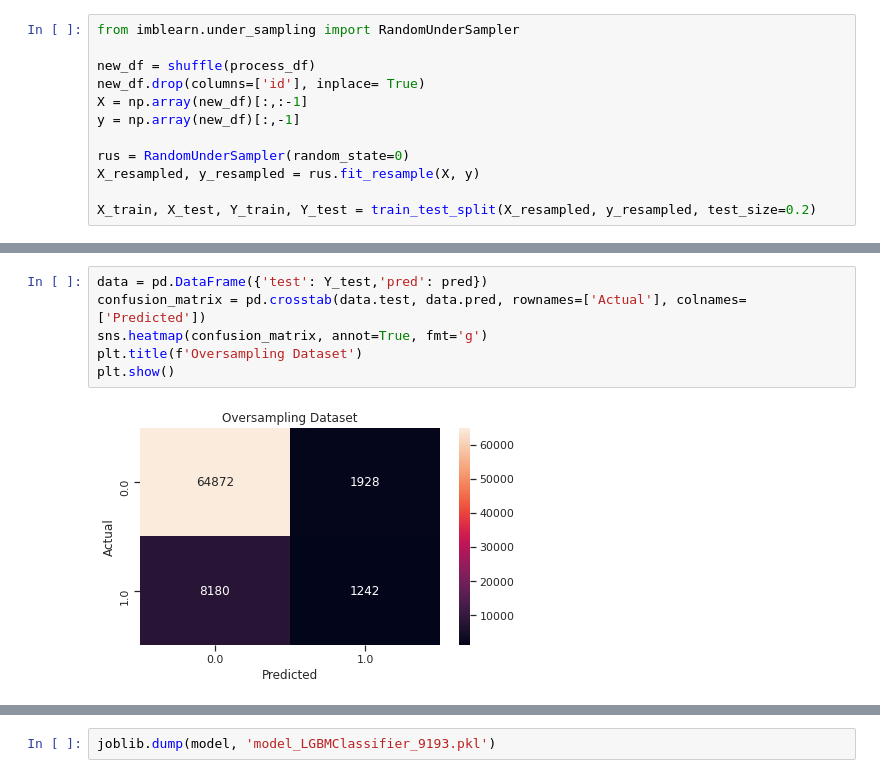
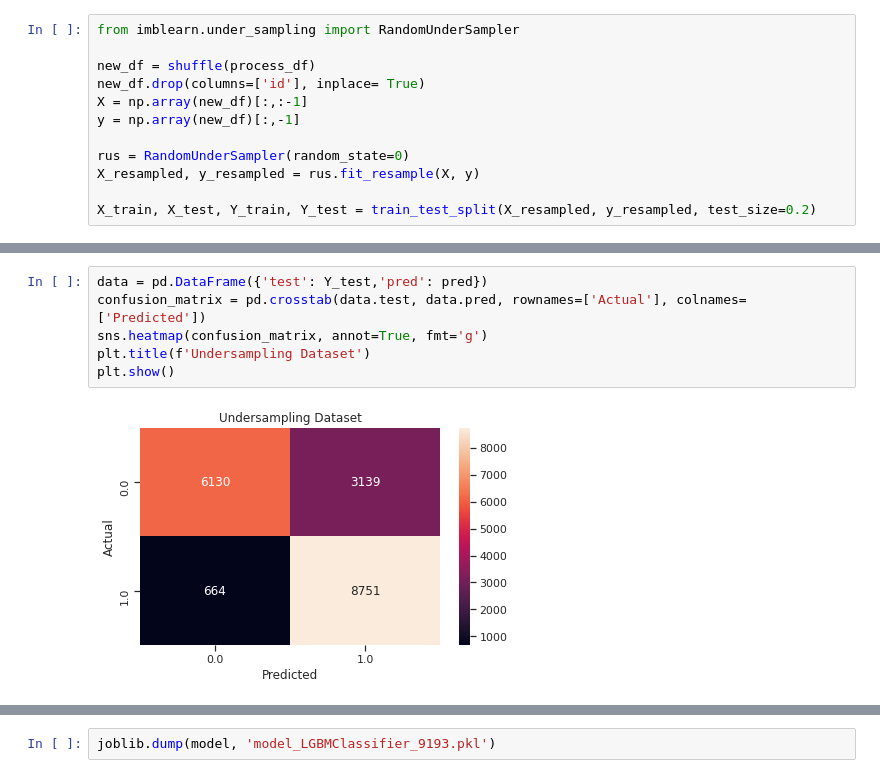
Before and after one commit to DSE2G1/Week2_ML_API, a Jupyter notebook: ML_G1Week2.ipynb, the cells around one changed output, grey strips where cells are left out. Saved outputs shown, nothing was run; the diff lists cells and outputs as text.

```diff
--- a/ML_G1Week2.ipynb
+++ b/ML_G1Week2.ipynb
@@ -485,8 +443,8 @@ accuracy : 86.7387368476293%
 # %%
 data = pd.DataFrame({'test': Y_test,'pred': pred})
 confusion_matrix = pd.crosstab(data.test, data.pred, rownames=['Actual'], colnames=['Predicted'])
 sns.heatmap(confusion_matrix, annot=True, fmt='g')
-plt.title(f'Oversampling Dataset')
+plt.title(f'Undersampling Dataset')
 plt.show()
 # %% [output]
-[figure, old version]
+[figure, new version]
```
Also changed, not shown: parts of 23 cells of this notebook.
